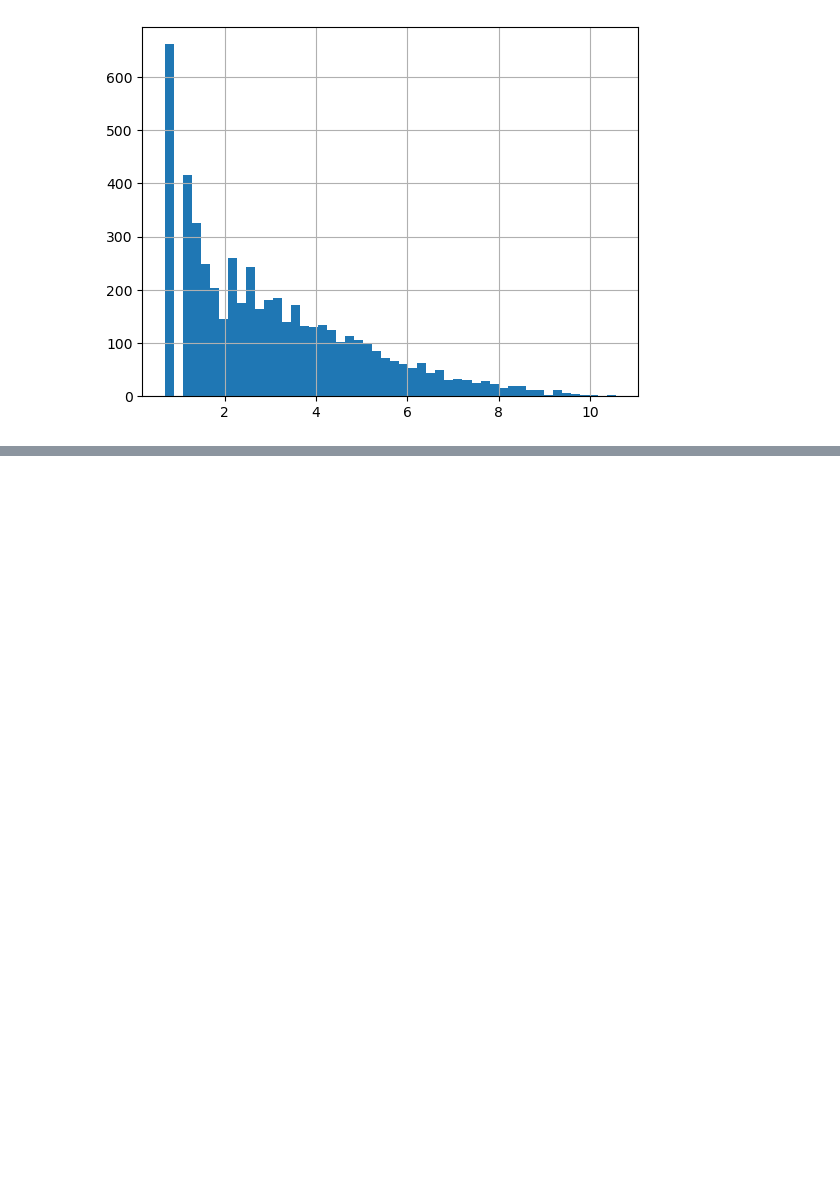
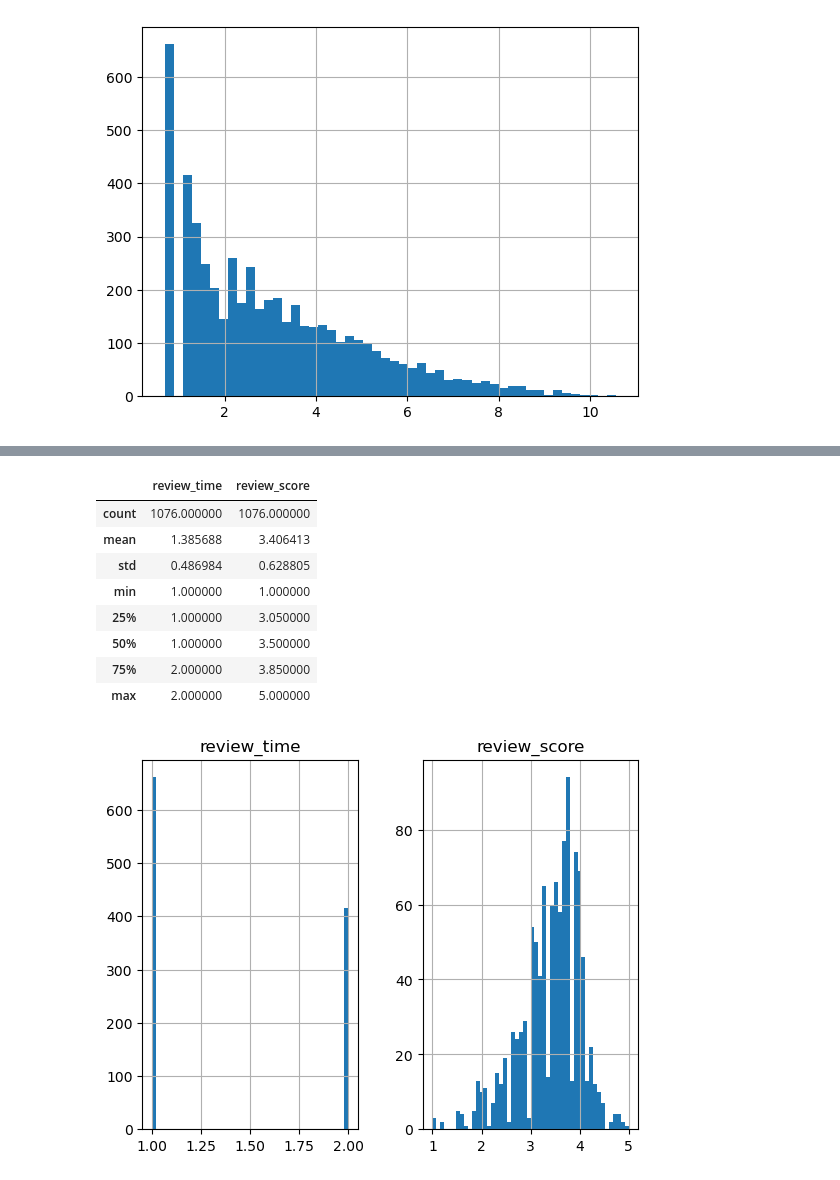
Before and after one commit to MoonsRainbow/DataAnalysis, a Jupyter notebook: BeerReview/BeerReview.ipynb, the cells around one changed output, grey strips where cells are left out. Cells and saved outputs as stored; diff of their text form; code cells hidden in the pictures; blank space fills up the shorter version.

```diff
--- a/BeerReview/BeerReview.ipynb
+++ b/BeerReview/BeerReview.ipynb
@@ -454,0 +486,14 @@ df_brew_scores.nlargest(5, 'review_score')
+# %%
+df_brew_scores.loc[(df_brew_scores['review_time'] >= 0) & (df_brew_scores['review_time'] < 3), ['review_time', 'review_score']].hist(bins=50);
+df_brew_scores.loc[(df_brew_scores['review_time'] >= 0) & (df_brew_scores['review_time'] < 3), ['review_time', 'review_score']].describe()
+# %% [output]
+|  | review_time | review_score |
+| count | 1076.000000 | 1076.000000 |
+| mean | 1.385688 | 3.406413 |
+| std | 0.486984 | 0.628805 |
+| min | 1.000000 | 1.000000 |
+| 25% | 1.000000 | 3.050000 |
+| 50% | 1.000000 | 3.500000 |
+| 75% | 2.000000 | 3.850000 |
+| max | 2.000000 | 5.000000 |
+[figure, added]
```
Also changed, not shown: parts of 33 cells of this notebook.
